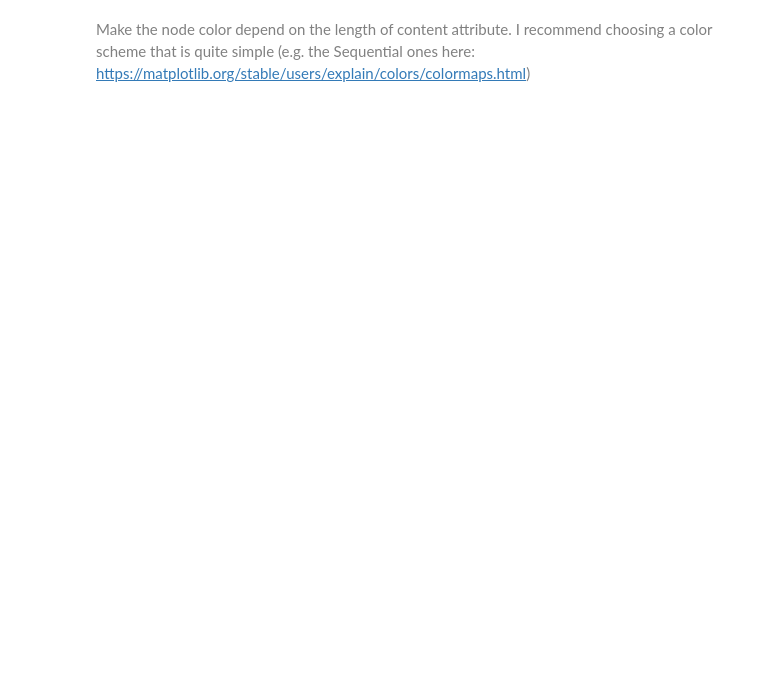
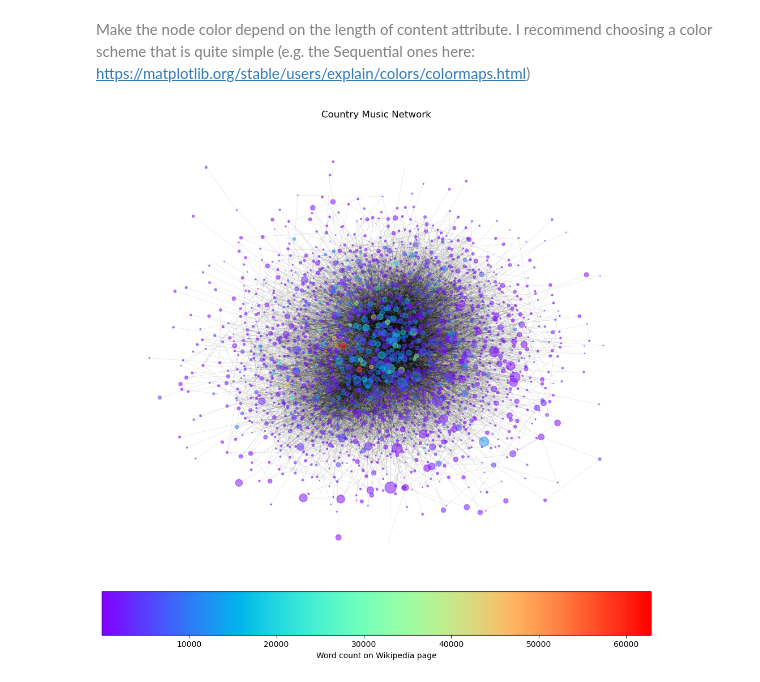
Before and after one commit to AleksandarLukic96/02805_Social_Graphs_and_Interactions, a Jupyter notebook: Exercise_solutions/Assignment_1.ipynb, the cells around one changed output. Saved outputs shown, nothing was run; the diff lists cells and outputs as text; code cells hidden in the pictures; blank space fills up the shorter version.

```diff
--- a/Exercise_solutions/Assignment_1.ipynb
+++ b/Exercise_solutions/Assignment_1.ipynb
@@ -935,0 +940,4 @@ nx.draw(
+# %%
+# Helper function for normalisation of attribute values to fit colormap [0 to 1]
+def normalise(value, min_val, max_val):
+    return (value - min_val) / (max_val - min_val) if max_val != min_val else 0.5
@@ -935,0 +970,47 @@ nx.draw(
+# %%
+# Get node colors based on 'length' attribute
+node_colors = color_nodes_by_length(DS, cmap_name = 'rainbow')
+# %%
+# Define figure size and gridspec layout
+fig = plt.figure(figsize=(10, 10))
+
+# Divide the figure into 10 equal rows
+gs = fig.add_gridspec(10, 1)
+
+# Set title of plot
+ax_graph.set_title("Country Music Network\Nodes represent artists and edges are references to others")
+
+# Graph plot (top 9/10 of the figure)
+ax_graph = fig.add_subplot(gs[:9, 0])
+nx.draw(
+    DS,
+    pos=nx.kamada_kawai_layout(DS),
+    ax=ax_graph,  # Use the defined axis
+    node_size=DS_degree_values,
+    alpha=0.5,
+    node_color=node_colors,
+    width=0.1,
+    with_labels=False
+)
+
+# Colorbar plot (bottom 1/10 of the figure)
+ax_colorbar = fig.add_subplot(gs[9, 0])  # The bottom 1 row for the colorbar
+
+# Colorbar code
+vals = [DS.nodes[node]['length_of_content'] for node in DS.nodes if 'length_of_content' in DS.nodes[node]]
+cmap = colormaps['rainbow']
+norm = mpl.colors.Normalize(vmin=min(vals), vmax=max(vals))
+
+# Create the colorbar on the designated axis
+fig.colorbar(
+    mpl.cm.ScalarMappable(norm=norm, cmap=cmap),
+    cax=ax_colorbar,
+    orientation='horizontal',
+    label='Word count on Wikipedia page'
+)
+
+# Adjust layout to ensure colorbar and graph are not overlapping
+plt.tight_layout()
+plt.show()
+# %% [output]
+[figure, added]
```
Also changed, not shown: parts of 10 cells of this notebook.
